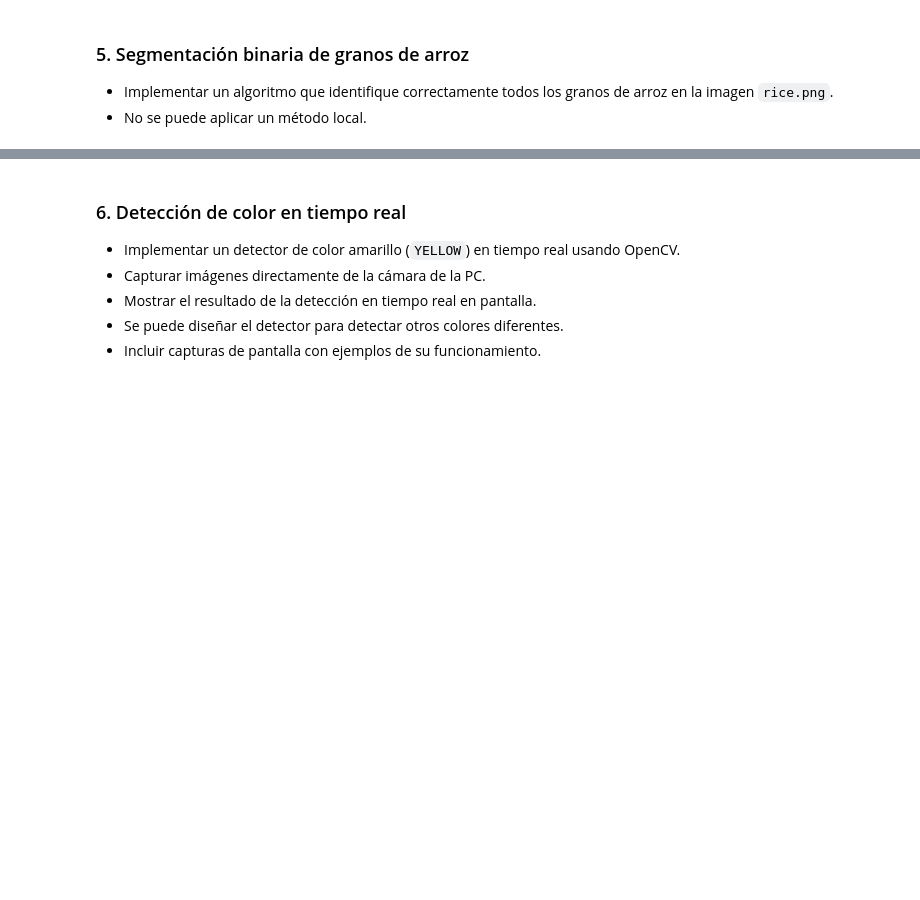
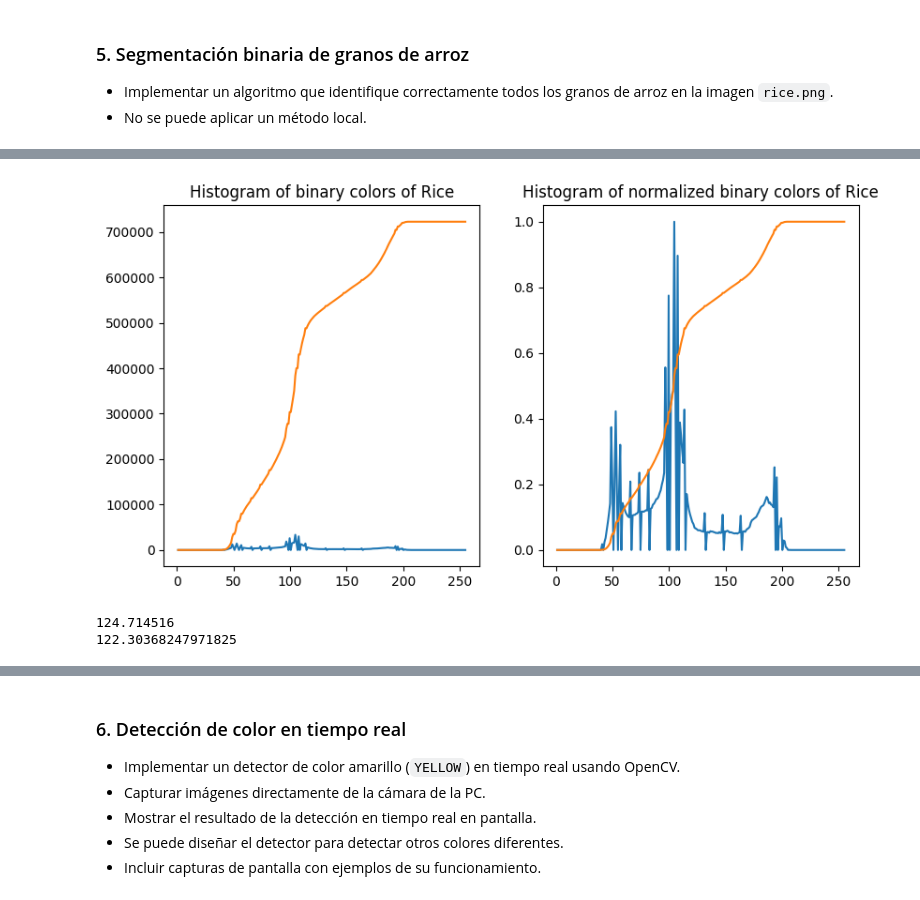
Before and after one commit to DiggsPapu/computer-vision-lab-1, a Jupyter notebook: Lab1.ipynb, the cells around one changed output, grey strips where cells are left out. Saved outputs shown, nothing was run; the diff lists cells and outputs as text; code cells hidden in the pictures; blank space fills up the shorter version.

Commit message:
add: Developing Segmentación binaria de granos de arroz
added a version of li thresholding

```diff
--- a/Lab1.ipynb
+++ b/Lab1.ipynb
@@ -208,0 +248,18 @@ Implementar un algoritmo de segmentación para imágenes RGB utilizando el algor
+# %%
+h = np.histogram(rice, bins=256, range=(0,255))
+# %%
+# Set a figure to put the histograms
+plt.figure(figsize=(20,5))
+# Put the coordinates 4 the histogram without normalization
+plt.subplot(1,4,3)
+plt.title('Histogram of binary colors of Rice')
+plt.plot(h[1][1:], h[0]) # Ignoring the extra bin edge
+plt.plot(h[1][1:], h[0].cumsum()) # Plotting the cumulative values
+plt.subplot(1,4,4)
+# Put the coordinates 4 the histogram normalized
+plt.title('Histogram of normalized binary colors of Rice')
+plt.plot(h[1][1:], h[0]/h[0].max())
+plt.plot(h[1][1:], h[0].cumsum() / (rice.shape[0] * rice.shape[1])) # Plotting the cumulative values per total pixels
+plt.show()
+# %% [output]
+[figure, added]
@@ -208,0 +296,10 @@ Implementar un algoritmo de segmentación para imágenes RGB utilizando el algor
+# %%
+liTh = li_threshold(rice, 100000, tolerance=1e-10)
+print(liTh)
+riceLiTh = 255 * (rice >= liTh).astype(np.uint8)
+liThSki = threshold_li(rice)
+riceLiTh2 = 255 * (rice >= liThSki).astype(np.uint8)
+print(liThSki)
+# %% [output]
+124.714516
+122.30368247971825
```
Also changed, not shown: parts of 16 cells of this notebook, 2 other files.
